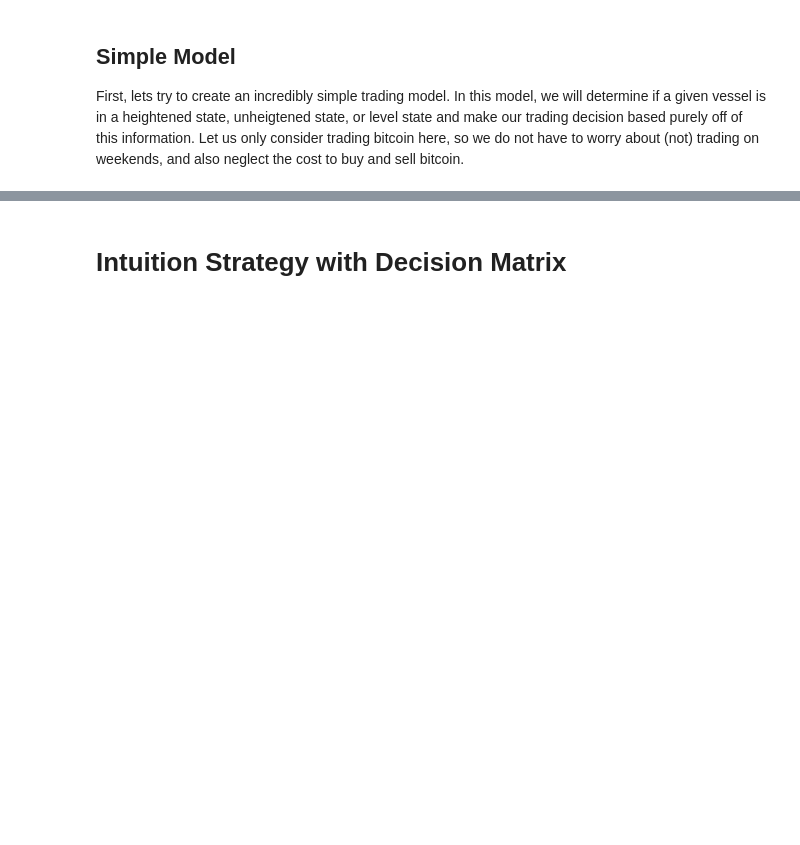
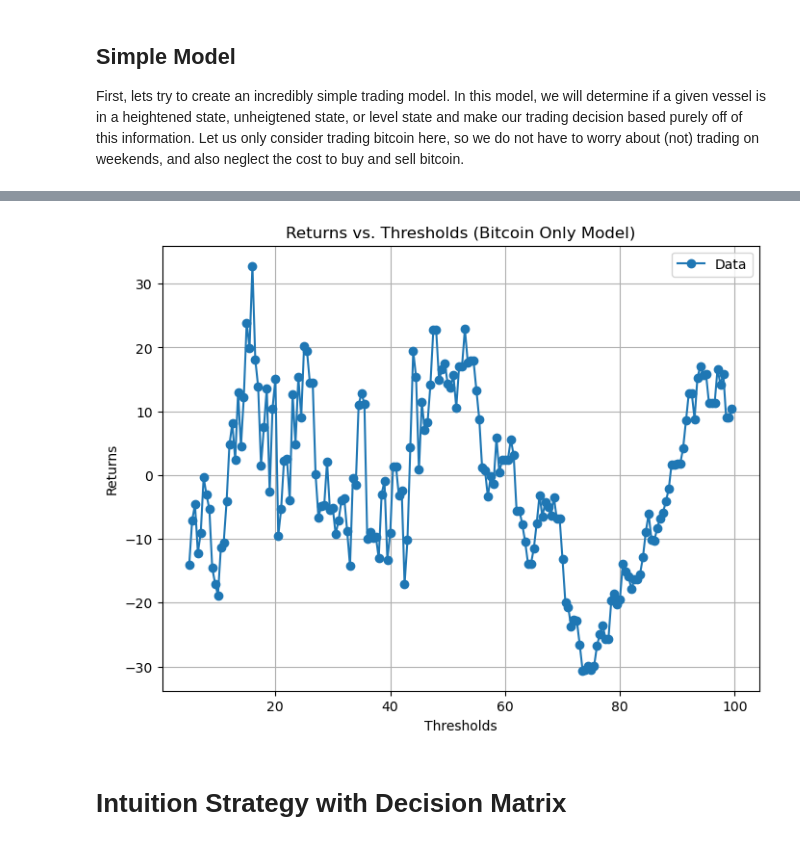
Before and after one commit to ivanakhoo/Trading_Optimizer, a Jupyter notebook: markov.ipynb, the cells around one changed output, grey strips where cells are left out. Cells and saved outputs as stored; diff of their text form; code cells hidden in the pictures; blank space fills up the shorter version.

```diff
--- a/markov.ipynb
+++ b/markov.ipynb
@@ -76,9 +119,9 @@ starting_bc_price = bc_df.iloc[0]['Value']
 # Starting price of gold
 starting_gold_price = gold_df.iloc[0]['USD (PM)']
 # Represents how much of each vessel we own at the beginning
-alloc = np.array([1000, 0, 0])
+alloc = np.array([1000, 0, 0.0])
 # How much a price must change to trigger buy or sell
-threshold = 10
+threshold = 100
 # How much money we move in and out of a vessel when buying or selling
 unit = 0.05*alloc[0]
 
@@ -90,26 +133,28 @@ for index, row in bc_df.iterrows():
     # Calculate our unit based on how much bitcoin we have
     unit = 0.05*alloc[0]
 
-
     # If bitcoin is in an upswing, sell
     if(curr_price - threshold >= prev_price):
         # Ensure we have enough bitcoin to sell
-        if(alloc[2]-unit > 0):
+        num_bitcoin =  enter_cash / curr_price
+        if(alloc[2]-num_bitcoin >= 0):
             # Cash moving out of bitcoin
-            exit_cash = unit * curr_price
-            print(f"Selling {unit} amount of bitcoin for {exit_cash} dolallars on day {index}")
-            alloc[2] -= unit
+            exit_cash = unit
+            print(f"Selling {num_bitcoin} bitcoin for {exit_cash} dollars on day {index}")
+            alloc[2] -= num_bitcoin
             alloc[0] +=  exit_cash * 0.98
     # If bitcoin is in a downswing
     elif(curr_price + threshold <= prev_price):
         # Money needed to buy bitcoin
-        enter_cash = (unit * curr_price) * 1.02
+        enter_cash = unit
         # Ensure we have enough money to buy bitcoin
-        print(alloc[0]- enter_cash)
         if(alloc[0] - enter_cash > 0):
-            print(f"Buying {unit} amount of bitcoin for {enter_cash} dolallars on day {index}")
-            alloc[2] += unit
-            alloc[0] -=  enter_cash
+            num_bitcoin =  enter_cash / curr_price
+            print(alloc[0], alloc[2])
+            print(f"Buying {num_bitcoin} amount of bitcoin with {enter_cash} for {curr_price} dolallars on day {index}")
+            alloc[2] +=  num_bitcoin
+            alloc[0] -=  enter_cash * 1.02
+            print(alloc[0], alloc[2])
     else:
         continue
 
@@ -143,3 +263,19 @@ Returns: 0.0%
+# %%
+import matplotlib.pyplot as plt
+
+plt.figure(figsize=(8, 6))
+plt.plot(thresholds, returns, marker='o', label='Data')
+
+# Add labels, title, and legend
+plt.xlabel('Thresholds')
+plt.ylabel('Returns')
+plt.title('Returns vs. Thresholds (Bitcoin Only Model)')
+plt.legend()
+plt.grid(True)
+
+plt.show()
+# %% [output]
+[figure, added]
 # %% [markdown]
 # Intuition Strategy with Decision Matrix
 # %%
```
Also changed, not shown: parts of 6 cells of this notebook.
